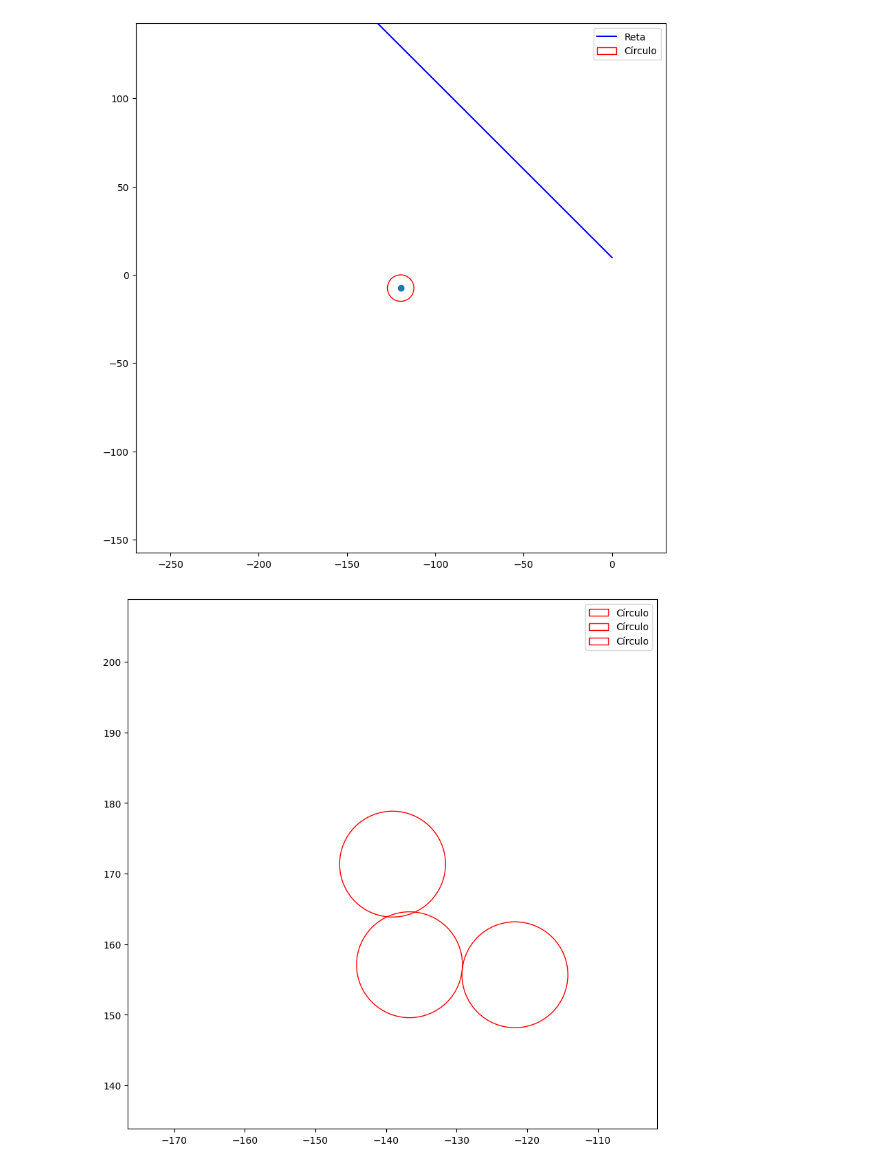
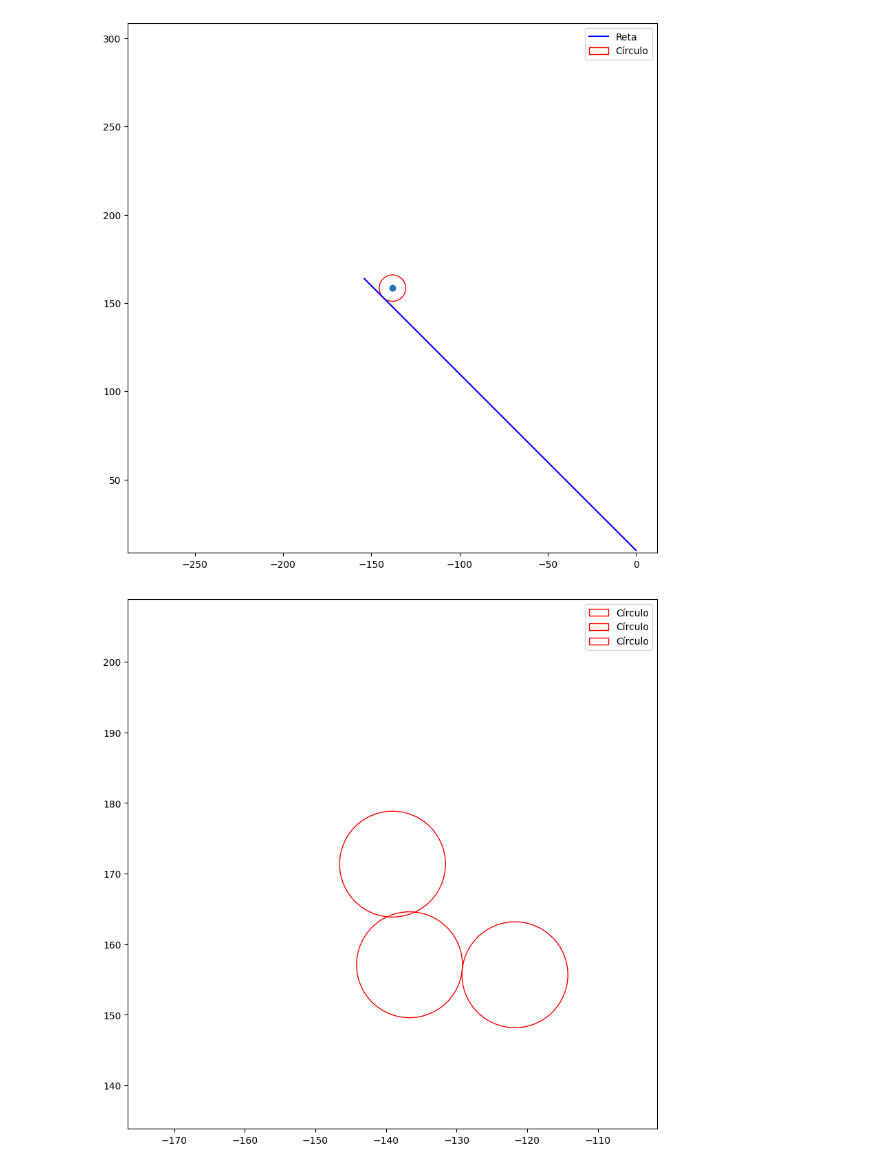
Before and after one commit to intcarlosmiguel/Granular, a Jupyter notebook: main.ipynb, the cells around one changed output. Cells and saved outputs as stored; diff of their text form; code cells hidden in the pictures.

```diff
--- a/main.ipynb
+++ b/main.ipynb
@@ -10,35 +10,35 @@ import numpy as np
 ponto_inicial = (0,9.8)
 ponto_final = (-154.000000,163.800000)
 
 # Centro e raio do círculo
-centro_do_circulo = (-119.61056977142786195145,-7.57441672104681451572)
+centro_do_circulo = (-137.998752,158.415620)
 raio_do_circulo = 7.5
 # Criar a figura e os eixos
 fig, ax = plt.subplots(figsize=(10, 10))
 
 # Desenhar a reta
 reta_x = [ponto_inicial[0], ponto_final[0]]
 reta_y = [ponto_inicial[1], ponto_final[1]]
 ax.plot(reta_x, reta_y, color='blue', label='Reta')
 plt.scatter(centro_do_circulo[0],centro_do_circulo[1])
 # Desenhar o círculo
 circulo = plt.Circle(centro_do_circulo, raio_do_circulo, color='red', fill=False, label='Círculo')
 ax.add_artist(circulo)
 
 # Configurar os limites dos eixos
 limite_x = [min(ponto_inicial[0], ponto_final[0]) - raio_do_circulo, max(ponto_inicial[0], ponto_final[0]) + raio_do_circulo]
 limite_y = [min(ponto_inicial[1], ponto_final[1]) - raio_do_circulo, max(ponto_inicial[1], ponto_final[1]) + raio_do_circulo]
 ax.set_xlim(centro_do_circulo[0]- 20*raio_do_circulo,centro_do_circulo[0] + 20*raio_do_circulo)
 ax.set_ylim(centro_do_circulo[1]- 20*raio_do_circulo,centro_do_circulo[1] + 20*raio_do_circulo)
 
 # Adicionar grade e legenda
 ax.legend()
 
 # Mostrar a visualização
 plt.gca().set_aspect('equal', adjustable='box')  # Assegurar proporção de aspecto igual
 plt.show()
 # %% [output]
-[figure, old version]
+[figure, new version]
 # %%
 fig, ax = plt.subplots(figsize=(10, 10))
 
```
Also changed, not shown: 7 other files.
